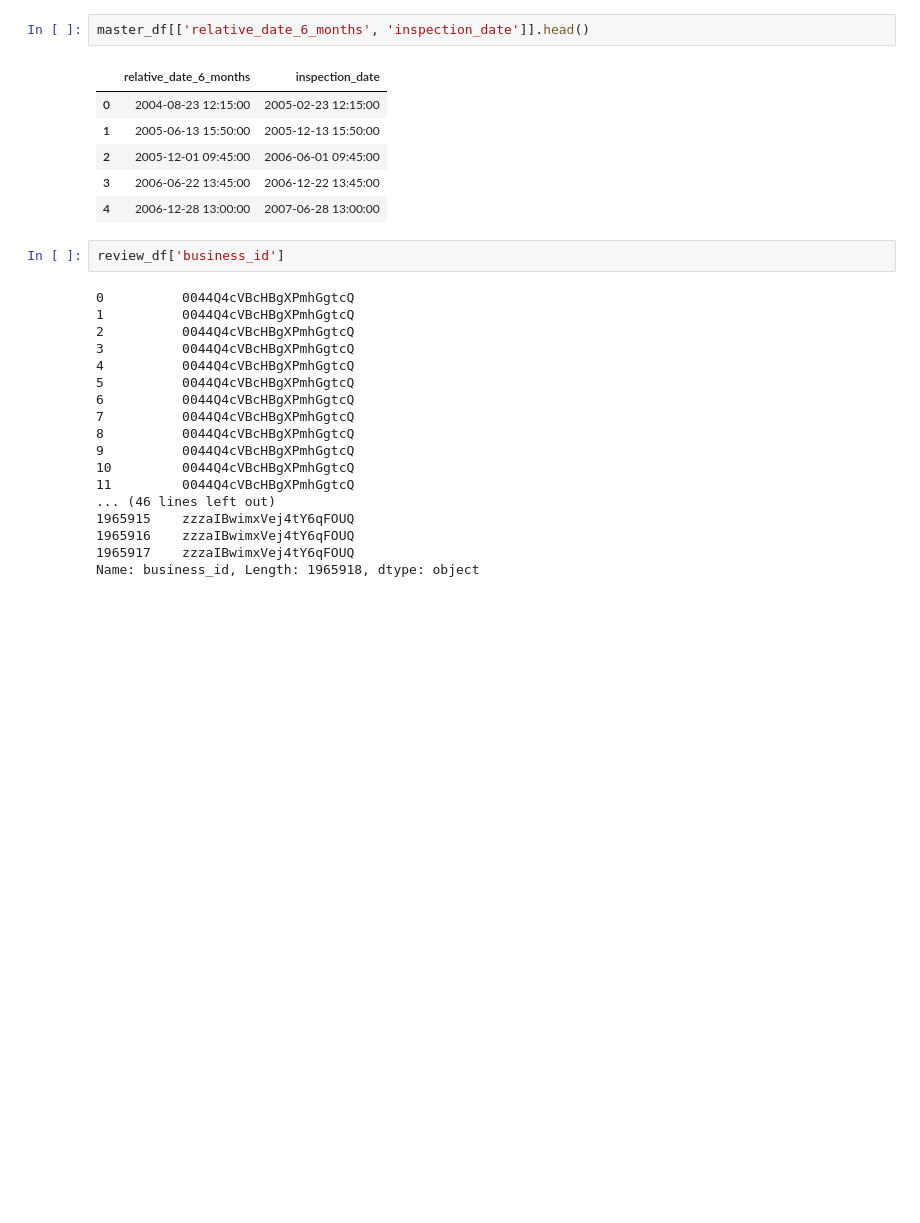
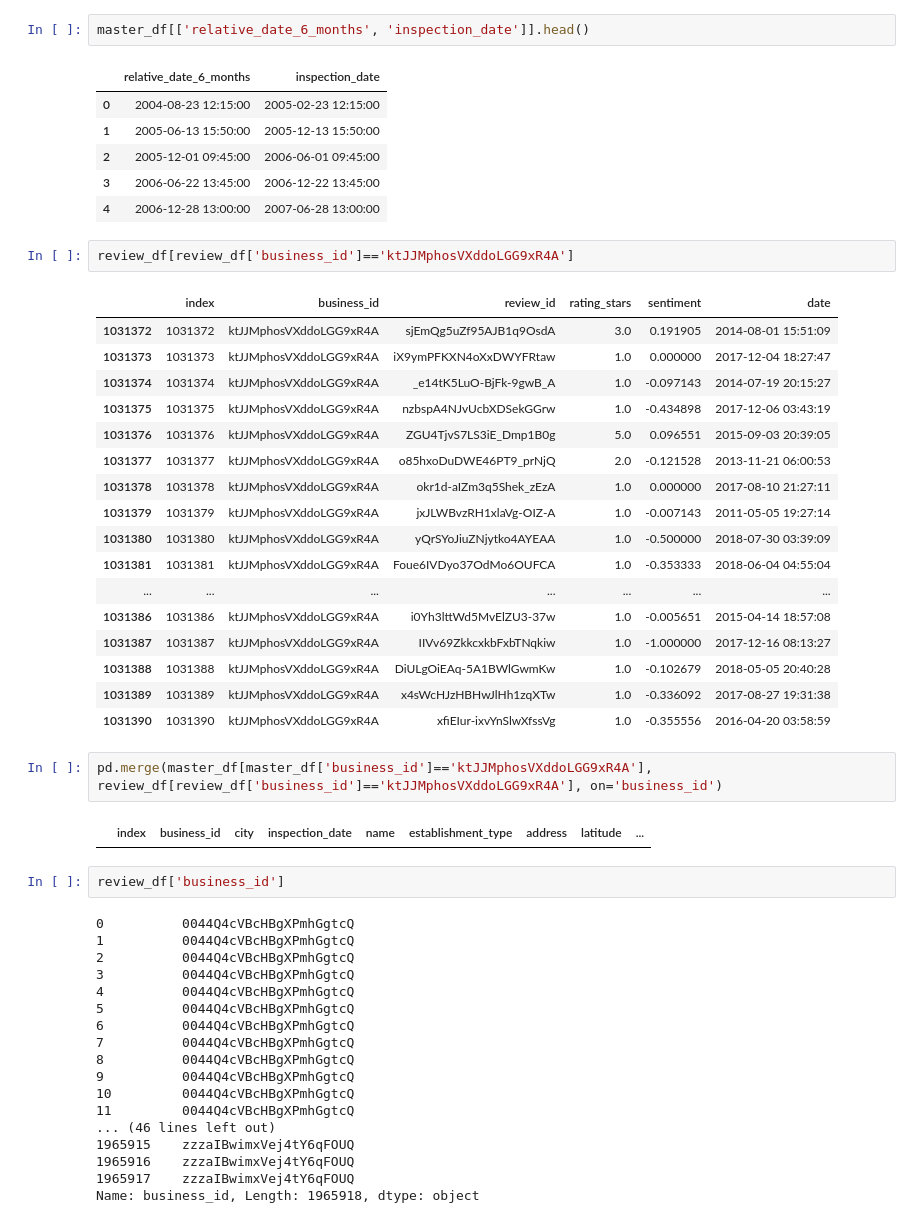
Before and after one commit to meiguan/yelp_abcs, a Jupyter notebook: stag/Aggregate_review_metrics.ipynb, the cells around one changed output. Cells and saved outputs as stored; diff of their text form; blank space fills up the shorter version.

```diff
--- a/stag/Aggregate_review_metrics.ipynb
+++ b/stag/Aggregate_review_metrics.ipynb
@@ -118,6 +120,30 @@ master_df[['relative_date_6_months', 'inspection_date']].head()
 | 2 | 2005-12-01 09:45:00 | 2006-06-01 09:45:00 |
 | 3 | 2006-06-22 13:45:00 | 2006-12-22 13:45:00 |
 | 4 | 2006-12-28 13:00:00 | 2007-06-28 13:00:00 |
+# %%
+review_df[review_df['business_id']=='ktJJMphosVXddoLGG9xR4A']
+# %% [output]
+|  | index | business_id | review_id | rating_stars | sentiment | date |
+| 1031372 | 1031372 | ktJJMphosVXddoLGG9xR4A | sjEmQg5uZf95AJB1q9OsdA | 3.0 | 0.191905 | 2014-08-01 15:51:09 |
+| 1031373 | 1031373 | ktJJMphosVXddoLGG9xR4A | iX9ymPFKXN4oXxDWYFRtaw | 1.0 | 0.000000 | 2017-12-04 18:27:47 |
+| 1031374 | 1031374 | ktJJMphosVXddoLGG9xR4A | _e14tK5LuO-BjFk-9gwB_A | 1.0 | -0.097143 | 2014-07-19 20:15:27 |
+| 1031375 | 1031375 | ktJJMphosVXddoLGG9xR4A | nzbspA4NJvUcbXDSekGGrw | 1.0 | -0.434898 | 2017-12-06 03:43:19 |
+| 1031376 | 1031376 | ktJJMphosVXddoLGG9xR4A | ZGU4TjvS7LS3iE_Dmp1B0g | 5.0 | 0.096551 | 2015-09-03 20:39:05 |
+| 1031377 | 1031377 | ktJJMphosVXddoLGG9xR4A | o85hxoDuDWE46PT9_prNjQ | 2.0 | -0.121528 | 2013-11-21 06:00:53 |
+| 1031378 | 1031378 | ktJJMphosVXddoLGG9xR4A | okr1d-aIZm3q5Shek_zEzA | 1.0 | 0.000000 | 2017-08-10 21:27:11 |
+| 1031379 | 1031379 | ktJJMphosVXddoLGG9xR4A | jxJLWBvzRH1xlaVg-OIZ-A | 1.0 | -0.007143 | 2011-05-05 19:27:14 |
+| 1031380 | 1031380 | ktJJMphosVXddoLGG9xR4A | yQrSYoJiuZNjytko4AYEAA | 1.0 | -0.500000 | 2018-07-30 03:39:09 |
+| 1031381 | 1031381 | ktJJMphosVXddoLGG9xR4A | Foue6IVDyo37OdMo6OUFCA | 1.0 | -0.353333 | 2018-06-04 04:55:04 |
+| ... | ... | ... | ... | ... | ... | ... |
+| 1031386 | 1031386 | ktJJMphosVXddoLGG9xR4A | i0Yh3lttWd5MvElZU3-37w | 1.0 | -0.005651 | 2015-04-14 18:57:08 |
+| 1031387 | 1031387 | ktJJMphosVXddoLGG9xR4A | IIVv69ZkkcxkbFxbTNqkiw | 1.0 | -1.000000 | 2017-12-16 08:13:27 |
+| 1031388 | 1031388 | ktJJMphosVXddoLGG9xR4A | DiULgOiEAq-5A1BWlGwmKw | 1.0 | -0.102679 | 2018-05-05 20:40:28 |
+| 1031389 | 1031389 | ktJJMphosVXddoLGG9xR4A | x4sWcHJzHBHwJlHh1zqXTw | 1.0 | -0.336092 | 2017-08-27 19:31:38 |
+| 1031390 | 1031390 | ktJJMphosVXddoLGG9xR4A | xfiEIur-ixvYnSlwXfssVg | 1.0 | -0.355556 | 2016-04-20 03:58:59 |
+# %%
+pd.merge(master_df[master_df['business_id']=='ktJJMphosVXddoLGG9xR4A'], review_df[review_df['business_id']=='ktJJMphosVXddoLGG9xR4A'], on='business_id')
+# %% [output]
+|  | index | business_id | city | inspection_date | name | establishment_type | address | latitude | ... |
 # %%
 review_df['business_id']
 # %% [output]
```
Also changed, not shown: parts of 61 cells of this notebook, 1 other file.
